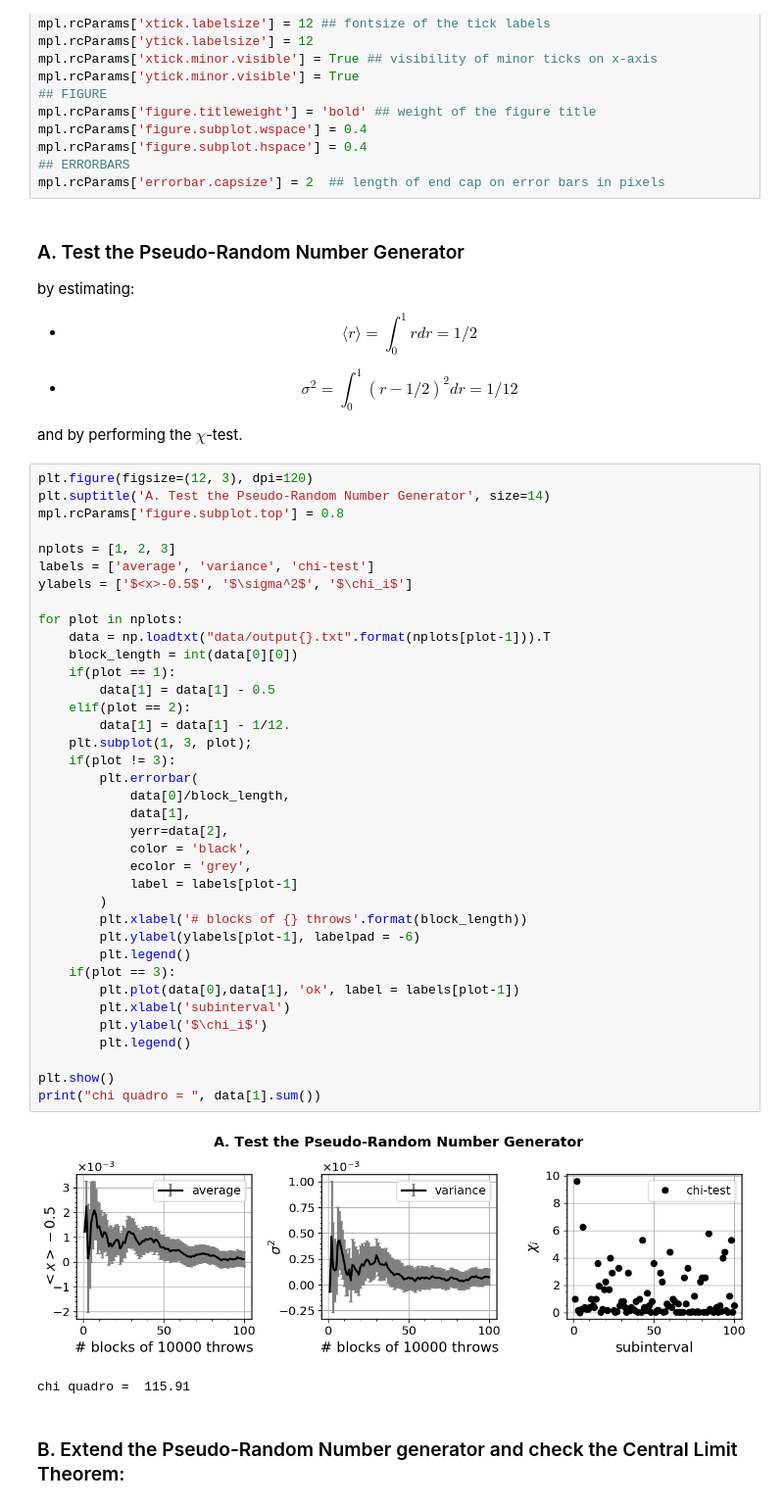
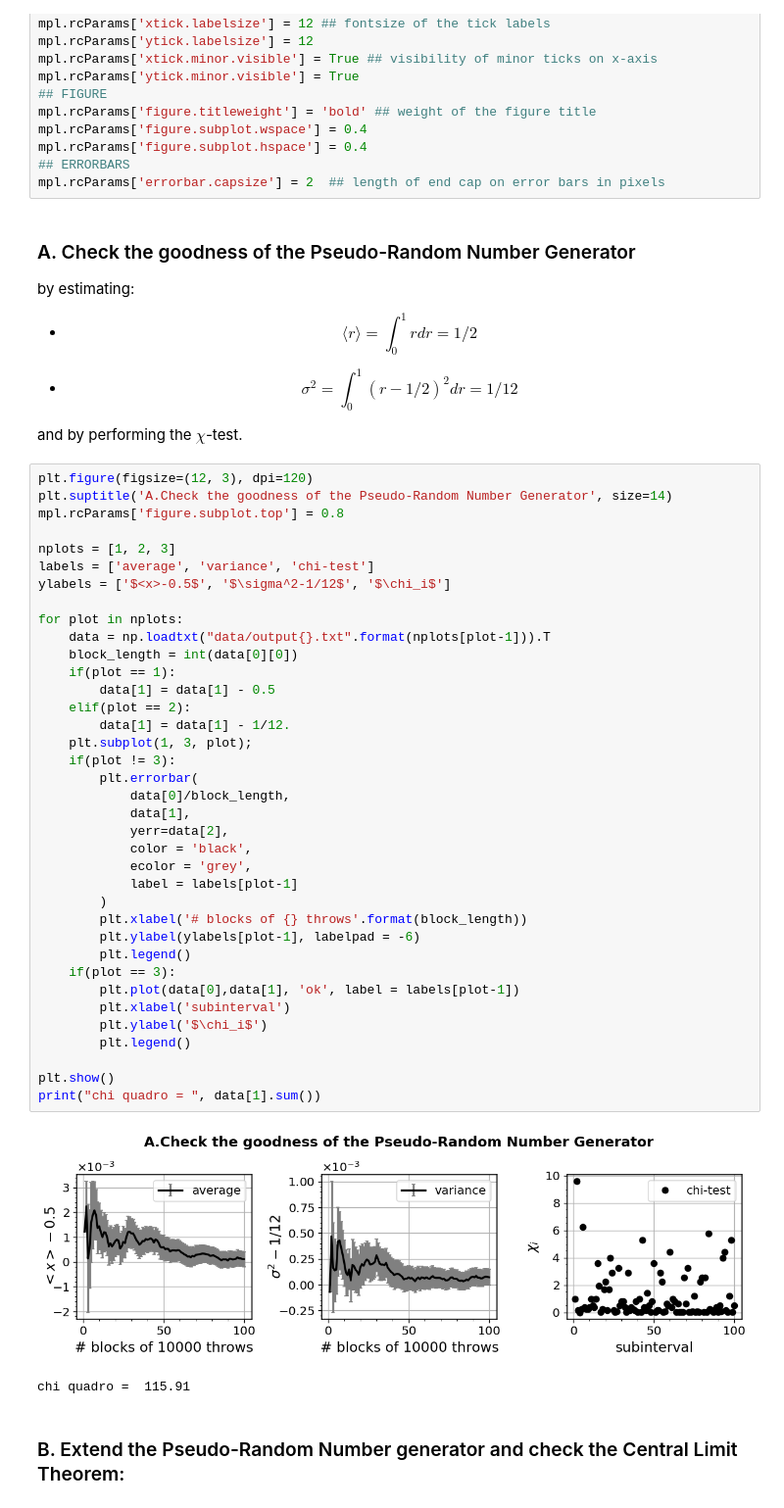
Before and after one commit to Mattia-Corigliano/NSLaboratory, a Jupyter notebook: Exercise_01/Notebook_01.ipynb, the cells around one changed output. Shown at 98% size. Cells and saved outputs as stored; diff of their text form.

```diff
--- a/Exercise_01/Notebook_01.ipynb
+++ b/Exercise_01/Notebook_01.ipynb
@@ -35,7 +45,7 @@ mpl.rcParams['figure.subplot.hspace'] = 0.4
 ## ERRORBARS
 mpl.rcParams['errorbar.capsize'] = 2  ## length of end cap on error bars in pixels
 # %% [markdown]
-###   A. Test the Pseudo-Random Number Generator
+###   A. Check the goodness of the Pseudo-Random Number Generator
 
 by estimating:
 
@@ -47,43 +57,43 @@ by estimating:
 and by performing the $\chi $-test.
 # %%
 plt.figure(figsize=(12, 3), dpi=120)
-plt.suptitle('A. Test the Pseudo-Random Number Generator', size=14)
+plt.suptitle('A.Check the goodness of the Pseudo-Random Number Generator', size=14)
 mpl.rcParams['figure.subplot.top'] = 0.8
 
 nplots = [1, 2, 3]
 labels = ['average', 'variance', 'chi-test']
-ylabels = ['$<x>-0.5$', '$\sigma^2$', '$\chi_i$']
+ylabels = ['$<x>-0.5$', '$\sigma^2-1/12$', '$\chi_i$']
 
 for plot in nplots:
     data = np.loadtxt("data/output{}.txt".format(nplots[plot-1])).T
     block_length = int(data[0][0])
     if(plot == 1):
         data[1] = data[1] - 0.5
     elif(plot == 2):
         data[1] = data[1] - 1/12.
     plt.subplot(1, 3, plot);
     if(plot != 3):
         plt.errorbar(
             data[0]/block_length,
             data[1],
             yerr=data[2],
             color = 'black',
             ecolor = 'grey',
             label = labels[plot-1]
         )
         plt.xlabel('# blocks of {} throws'.format(block_length))
         plt.ylabel(ylabels[plot-1], labelpad = -6)
         plt.legend()
     if(plot == 3):
         plt.plot(data[0],data[1], 'ok', label = labels[plot-1])
         plt.xlabel('subinterval')
         plt.ylabel('$\chi_i$')
         plt.legend()
 
 plt.show()
 print("chi quadro = ", data[1].sum())
 # %% [output]
-[figure, old version]
+[figure, new version]
 chi quadro =  115.91
 # %% [markdown]
 ###  B. Extend the Pseudo-Random Number generator and check the Central Limit Theorem:
```
Also changed, not shown: parts of 8 cells of this notebook, 28 other files.
